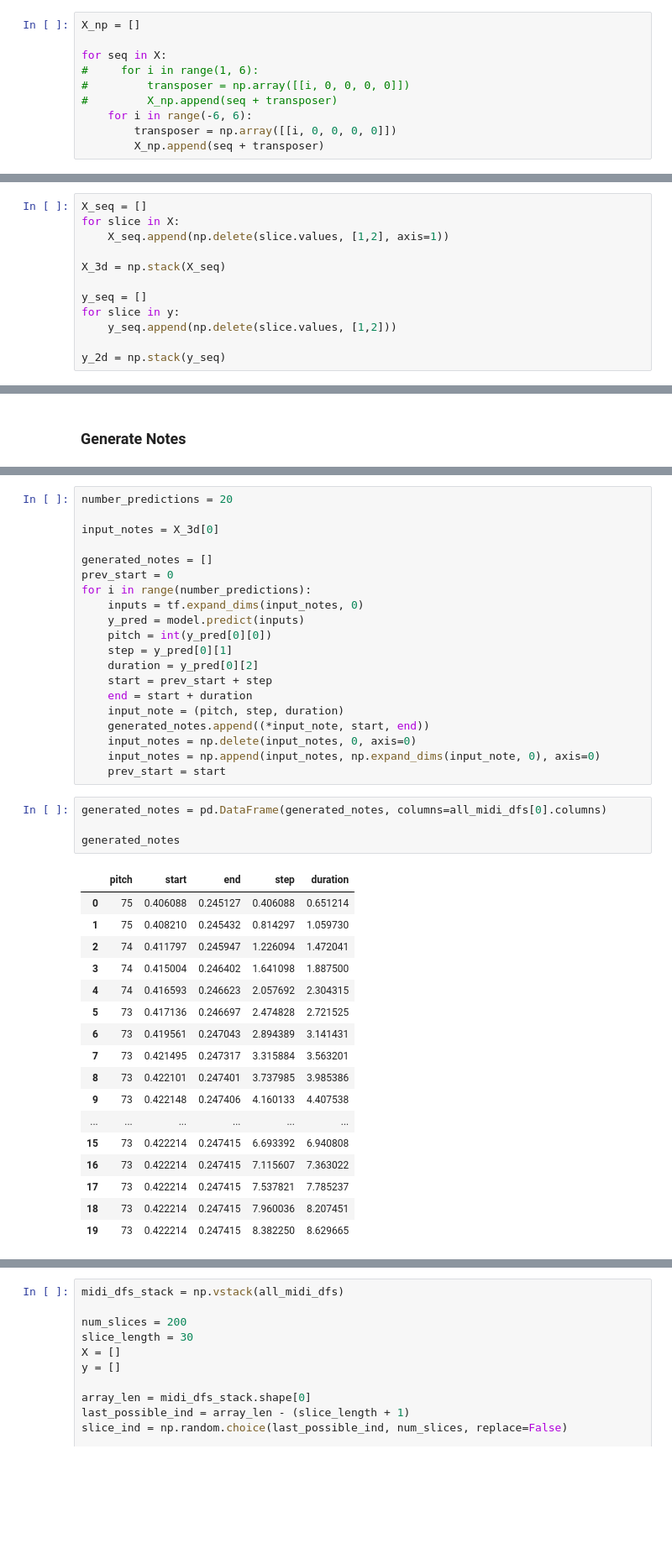
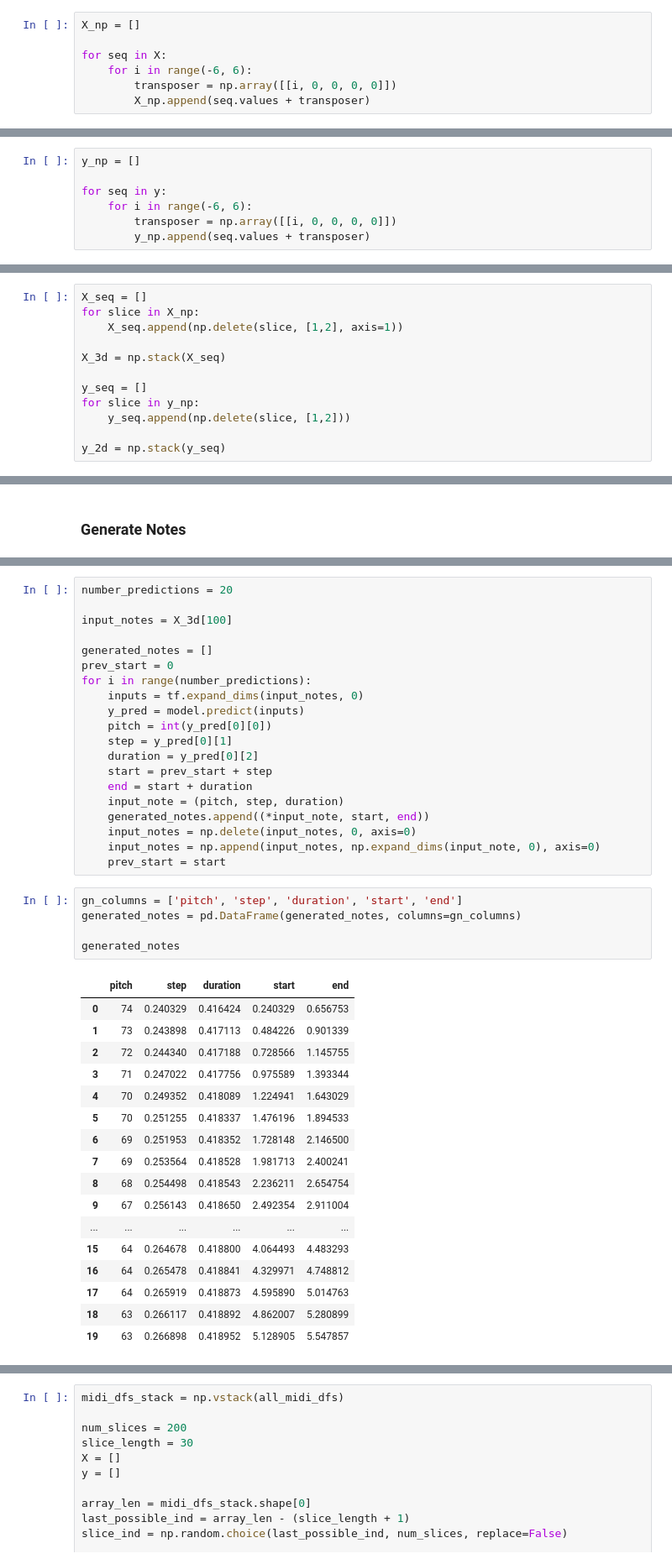
Before and after one commit to sevans47/CoolMelodyProject, a Jupyter notebook: notebooks/stephen_csv_to_midi.ipynb, the cells around one changed output, grey strips where cells are left out. Shown at 84% size. Saved outputs shown, nothing was run; the diff lists cells and outputs as text; blank space fills up the shorter version.

```diff
--- a/notebooks/stephen_csv_to_midi.ipynb
+++ b/notebooks/stephen_csv_to_midi.ipynb
@@ -362,9 +354,6 @@ X[0].values.shape
 X_np = []
 
 for seq in X:
-#     for i in range(1, 6):
-#         transposer = np.array([[i, 0, 0, 0, 0]])
-#         X_np.append(seq + transposer)
     for i in range(-6, 6):
         transposer = np.array([[i, 0, 0, 0, 0]])
-        X_np.append(seq + transposer)
+        X_np.append(seq.values + transposer)
@@ -373 +360,8 @@ AttributeError: 'numpy.ndarray' object has no attribute 'values'
+# %%
+y_np = []
+
+for seq in y:
+    for i in range(-6, 6):
+        transposer = np.array([[i, 0, 0, 0, 0]])
+        y_np.append(seq.values + transposer)
 # %%
@@ -377,14 +399,14 @@ print(len(X_np)
 **create 3d tensors for model**
 # %%
 X_seq = []
-for slice in X:
-    X_seq.append(np.delete(slice.values, [1,2], axis=1))
+for slice in X_np:
+    X_seq.append(np.delete(slice, [1,2], axis=1))
 
 X_3d = np.stack(X_seq)
 
 y_seq = []
-for slice in y:
-    y_seq.append(np.delete(slice.values, [1,2]))
+for slice in y_np:
+    y_seq.append(np.delete(slice, [1,2]))
 
 y_2d = np.stack(y_seq)
 # %%
@@ -486,7 +516,7 @@ array([[71.698586  ,  0.33204037,  0.34590912]], dtype=float32)
 # %%
 number_predictions = 20
 
-input_notes = X_3d[0]
+input_notes = X_3d[100]
 
 generated_notes = []
 prev_start = 0
@@ -504,25 +534,26 @@ for i in range(number_predictions):
     input_notes = np.append(input_notes, np.expand_dims(input_note, 0), axis=0)
     prev_start = start
 # %%
-generated_notes = pd.DataFrame(generated_notes, columns=all_midi_dfs[0].columns)
+gn_columns = ['pitch', 'step', 'duration', 'start', 'end']
+generated_notes = pd.DataFrame(generated_notes, columns=gn_columns)
 
 generated_notes
 # %% [output]
-|  | pitch | start | end | step | duration |
-| 0 | 75 | 0.406088 | 0.245127 | 0.406088 | 0.651214 |
-| 1 | 75 | 0.408210 | 0.245432 | 0.814297 | 1.059730 |
-| 2 | 74 | 0.411797 | 0.245947 | 1.226094 | 1.472041 |
-| 3 | 74 | 0.415004 | 0.246402 | 1.641098 | 1.887500 |
-| 4 | 74 | 0.416593 | 0.246623 | 2.057692 | 2.304315 |
-| 5 | 73 | 0.417136 | 0.246697 | 2.474828 | 2.721525 |
-| 6 | 73 | 0.419561 | 0.247043 | 2.894389 | 3.141431 |
-| 7 | 73 | 0.421495 | 0.247317 | 3.315884 | 3.563201 |
-| 8 | 73 | 0.422101 | 0.247401 | 3.737985 | 3.985386 |
-| 9 | 73 | 0.422148 | 0.247406 | 4.160133 | 4.407538 |
+|  | pitch | step | duration | start | end |
+| 0 | 74 | 0.240329 | 0.416424 | 0.240329 | 0.656753 |
+| 1 | 73 | 0.243898 | 0.417113 | 0.484226 | 0.901339 |
+| 2 | 72 | 0.244340 | 0.417188 | 0.728566 | 1.145755 |
+| 3 | 71 | 0.247022 | 0.417756 | 0.975589 | 1.393344 |
+| 4 | 70 | 0.249352 | 0.418089 | 1.224941 | 1.643029 |
+| 5 | 70 | 0.251255 | 0.418337 | 1.476196 | 1.894533 |
+| 6 | 69 | 0.251953 | 0.418352 | 1.728148 | 2.146500 |
+| 7 | 69 | 0.253564 | 0.418528 | 1.981713 | 2.400241 |
+| 8 | 68 | 0.254498 | 0.418543 | 2.236211 | 2.654754 |
+| 9 | 67 | 0.256143 | 0.418650 | 2.492354 | 2.911004 |
 | ... | ... | ... | ... | ... | ... |
-| 15 | 73 | 0.422214 | 0.247415 | 6.693392 | 6.940808 |
-| 16 | 73 | 0.422214 | 0.247415 | 7.115607 | 7.363022 |
-| 17 | 73 | 0.422214 | 0.247415 | 7.537821 | 7.785237 |
-| 18 | 73 | 0.422214 | 0.247415 | 7.960036 | 8.207451 |
-| 19 | 73 | 0.422214 | 0.247415 | 8.382250 | 8.629665 |
+| 15 | 64 | 0.264678 | 0.418800 | 4.064493 | 4.483293 |
+| 16 | 64 | 0.265478 | 0.418841 | 4.329971 | 4.748812 |
+| 17 | 64 | 0.265919 | 0.418873 | 4.595890 | 5.014763 |
+| 18 | 63 | 0.266117 | 0.418892 | 4.862007 | 5.280899 |
+| 19 | 63 | 0.266898 | 0.418952 | 5.128905 | 5.547857 |
 # %% [markdown]
```
Also changed, not shown: parts of 12 cells of this notebook.
